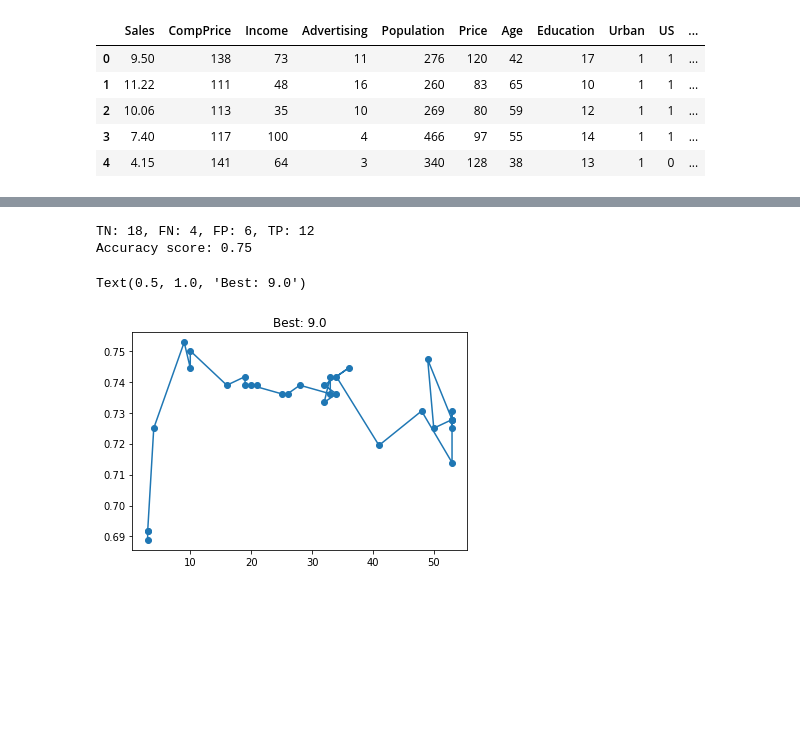
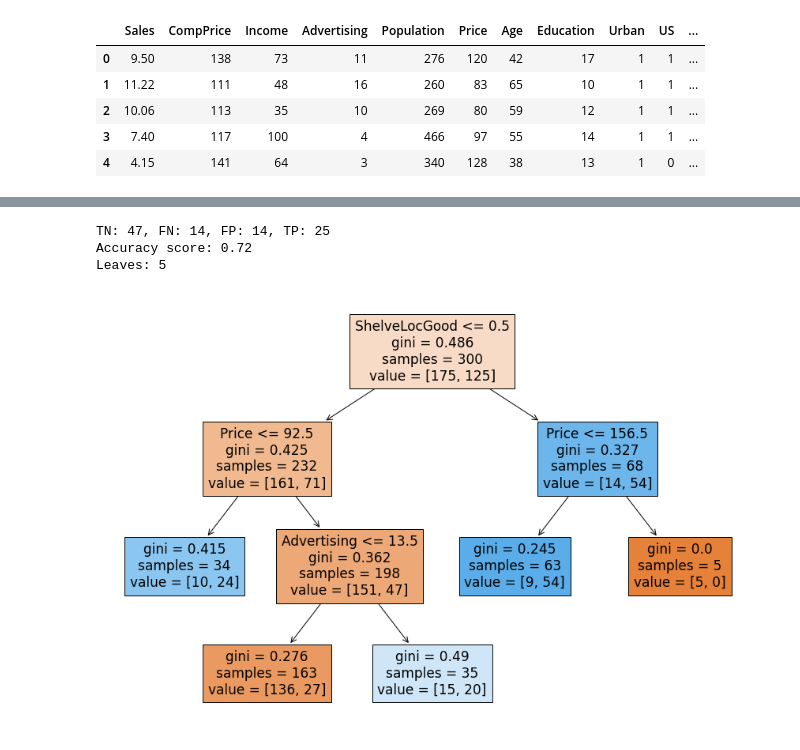
Before and after one commit to vivialprt/ISLR, a Jupyter notebook: Chapter8/Lab.ipynb, the cells around one changed output, grey strips where cells are left out. Saved outputs shown, nothing was run; the diff lists cells and outputs as text; code cells hidden in the pictures; blank space fills up the shorter version.

```diff
--- a/Chapter8/Lab.ipynb
+++ b/Chapter8/Lab.ipynb
@@ -115,16 +130,19 @@ Text(0.5, 1.0, 'Best: 0.013079710144927533')
 # %%
-model = tree.DecisionTreeClassifier(ccp_alpha=best).fit(train.drop(['Sales', 'High'], axis=1), train.High)
-cmx = confusion_matrix(test.High, model.predict(test.drop(['Sales', 'High'], axis=1))).T
-acc = accuracy_score(test.High, model.predict(test.drop(['Sales', 'High'], axis=1)))
+best_model = tree.DecisionTreeClassifier(random_state=seed, ccp_alpha=train_scores.iloc[best].alpha)
+best_model.fit(train_X, train_y)
+pred_y = best_model.predict(test_X)
+
+cmx = confusion_matrix(test_y, pred_y).T
+acc = accuracy_score(test_y, pred_y)
+
+plt.figure(figsize=(15, 10))
+tree.plot_tree(best_model, feature_names=cols, filled=True)
+
 print(f'TN: {cmx[0, 0]}, FN: {cmx[0, 1]}, FP: {cmx[1, 0]}, TP: {cmx[1, 1]}')
 print(f'Accuracy score: {acc}')
+print(f'Leaves: {best_model.get_n_leaves()}')
 # %% [output]
-TN: 18, FN: 4, FP: 6, TP: 12
-Accuracy score: 0.75
+TN: 47, FN: 14, FP: 14, TP: 25
+Accuracy score: 0.72
+Leaves: 5
+[figure, added]
-# %%
-plt.plot(fold_leaves, cv_errors.mean(axis=1), 'o-')
-best = cv_errors.mean(axis=1).idxmax()
-plt.title(f'Best: {fold_leaves.loc[best]}')
-# %% [output]
-Text(0.5, 1.0, 'Best: 9.0')
-[figure, removed]
```
Also changed, not shown: parts of 29 cells of this notebook.
